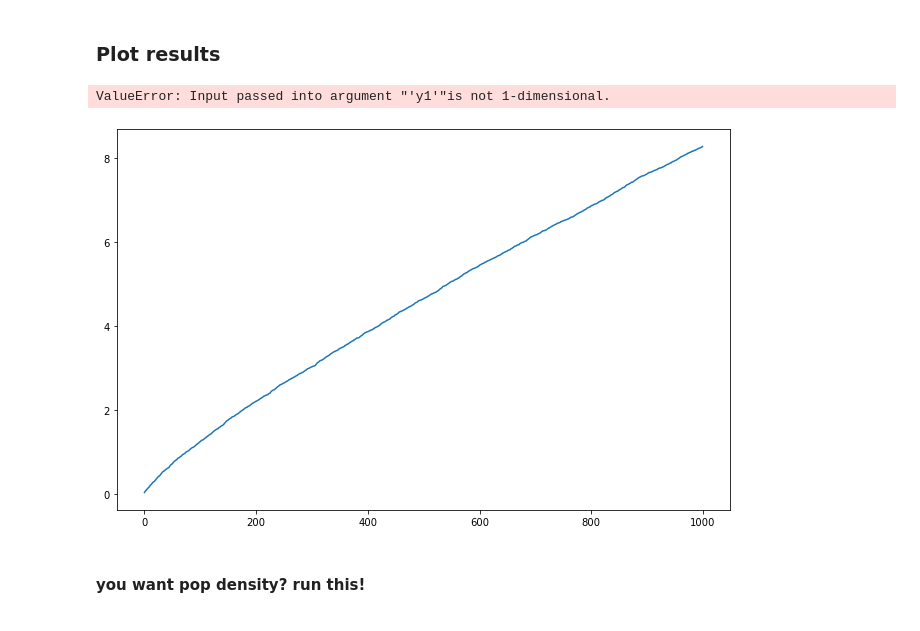
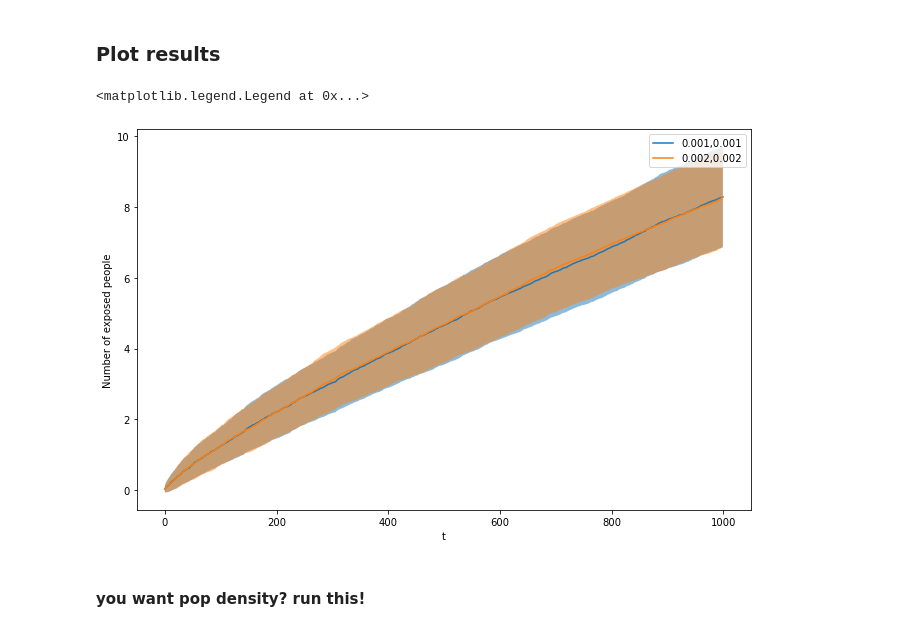
Before and after one commit to ialireza13/Episterian, a Jupyter notebook: randomWalkJobs.ipynb, the cells around one changed output. Drawn from its saved outputs; the diff is of its cells as text; code cells hidden in the pictures.

```diff
--- a/randomWalkJobs.ipynb
+++ b/randomWalkJobs.ipynb
@@ -8,19 +8,19 @@ import multiprocessing as mp
 ### Define jobs to run
 # %%
 jobs = np.zeros((2), dtype=[('N', int), ('N_ill', int), ('Lx', int), ('Ly',int), ('step size',float), ('infection rate',float),\
-                           ('pollution rate',float), ('tile infection rate',float), ('time',int)] )
+                           ('pollution rate',float), ('tile infection rate',float), ('flow rate',float), ('time',int)] )
 # %%
 Lx = 30
 Ly = 30
 stepSize = 0.5
 N = 50
-N_ill = 1
+N_ill = 2
 # %%
-realisations = 500
+realisations = 100
 tMax = 1000
-#---------------N---N_ill--Lx--Ly----step---inf rate--poll rate--tile inf rate--time
-jobs[0] = tuple([N, N_ill, Lx, Ly, stepSize, 0.4       , 0.001,        0.001, tMax])
-jobs[1] = tuple([N, N_ill, Lx, Ly, stepSize, 0.4       , 0.002,        0.002, tMax])
+#---------------N---N_ill--Lx--Ly----step---inf rate--poll rate--tile inf rate--flow rate--time
+jobs[0] = tuple([N, N_ill, Lx, Ly, stepSize, 0.4       , 0.001,        0.001,   0,        tMax])
+jobs[1] = tuple([N, N_ill, Lx, Ly, stepSize, 0.4       , 0.002,        0.002,   0,        tMax])
 # jobs[2] = tuple([N, Lx, Ly, stepSize, 0.4       , 0.005,        0.005,       1    ,tMax])
 # jobs[3] = tuple([N, Lx, Ly, stepSize, 0.4       , 0.01,        0.01,       1    ,tMax])
 # jobs[4] = tuple([N, Lx, Ly, stepSize, 0.4       , 0.02,        0.02,       1    ,tMax])
@@ -58,18 +56,18 @@ errors[1]
 # %%
 t = np.arange(tMax)
 ts = [np.mean(res, axis=0) for res in results]
 errors = [np.std(res, axis=0) for res in results]
 fig, ax = plt.subplots(figsize=(11, 7))
 for i in range(jobs.shape[0]):
     plt.plot(t, np.sum(ts[i], axis=0), label=lbls[i])
-    ax.fill_between(t, np.sum(ts[i], axis=0)+np.sum(errors[i], axis=0)/2, np.sum(ts[i], axis=0)-errors[i]/2, alpha=0.5)
+    ax.fill_between(t, np.sum(ts[i]+errors[i]/2, axis=0), np.sum(ts[i]-errors[i]/2, axis=0), alpha=0.5)
 ax.set_xlabel("t")
 ax.set_ylabel("Number of exposed people")
 ax.set_title("")
 ax.legend()
 # %% [output]
-ValueError: Input passed into argument "'y1'"is not 1-dimensional.
+<matplotlib.legend.Legend at 0x...>
-[figure, old version]
+[figure, new version]
 # %% [markdown]
 #### you want pop density? run this!
 # %%
```
Also changed, not shown: parts of 1 cell of this notebook, 1 other file.
